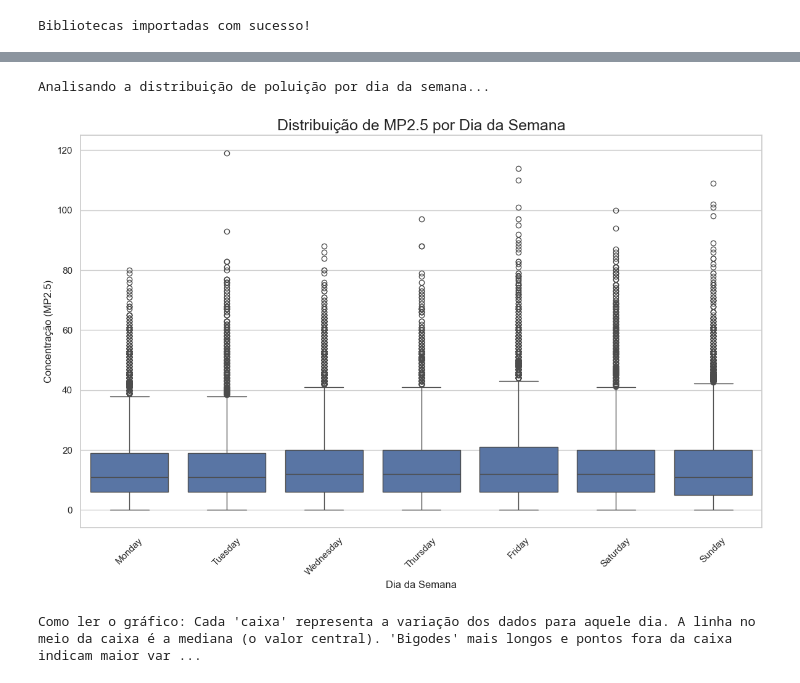
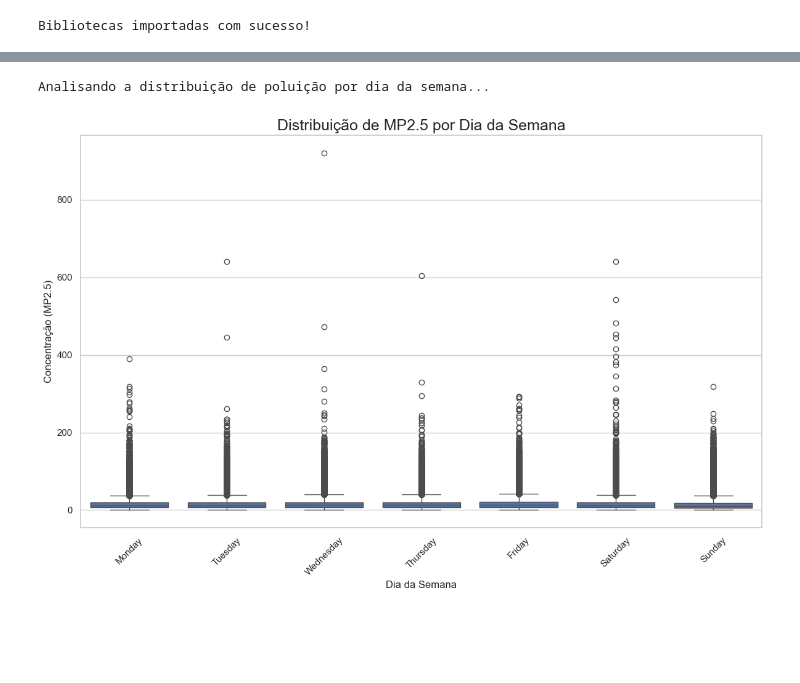
Before and after one commit to phfeltrim/analise-qualidade-ar-brasil, a Jupyter notebook: 03_notebooks/exploracao_inicial.ipynb, the cells around one changed output, grey strips where cells are left out. Drawn from its saved outputs; the diff is of its cells as text; code cells hidden in the pictures; blank space fills up the shorter version.

```diff
--- a/03_notebooks/exploracao_inicial.ipynb
+++ b/03_notebooks/exploracao_inicial.ipynb
@@ -212,27 +254,37 @@ Como ler o gráfico: Valores próximos de 1.0 (vermelho escuro) indicam uma fort
 # %%
 print("Analisando a distribuição de poluição por dia da semana...")
 
-# Cria uma nova coluna com o nome do dia da semana
-df_wide['dia_da_semana'] = df_wide.index.day_name()
+# Garante que 'df_wide' exista e não esteja vazio
+if 'df_wide' not in locals() or df_wide.empty:
+    print("ERRO: DataFrame 'df_wide' não encontrado ou vazio. Execute as células anteriores.")
+else:
+    # --- CORREÇÃO APLICADA AQUI ---
+    # 1. Verifica se o índice já é de data. Se não for, define 'datetime' como índice.
+    if not isinstance(df_wide.index, pd.DatetimeIndex):
+        df_wide_temp = df_wide.set_index('datetime')
+    else:
+        df_wide_temp = df_wide.copy()
+    # -------------------------------
 
-# Define a ordem correta dos dias da semana para o gráfico
-ordem_dias = ["Monday", "Tuesday", "Wednesday", "Thursday", "Friday", "Saturday", "Sunday"]
+    # 2. Cria uma nova coluna com o nome do dia da semana a partir do índice de data
+    df_wide_temp['dia_da_semana'] = df_wide_temp.index.day_name()
 
-# Cria o boxplot
-plt.figure(figsize=(12, 8))
-sns.boxplot(data=df_wide, x='dia_da_semana', y=poluente_alvo, order=ordem_dias)
-plt.title(f'Distribuição de {poluente_alvo} por Dia da Semana', fontsize=18)
-plt.xlabel('Dia da Semana', fontsize=12)
-plt.ylabel(f'Concentração ({poluente_alvo})', fontsize=12)
-plt.xticks(rotation=45)
-plt.tight_layout()
-plt.show()
+    # Define a ordem correta dos dias da semana para o gráfico
+    ordem_dias = ["Monday", "Tuesday", "Wednesday", "Thursday", "Friday", "Saturday", "Sunday"]
 
-print("\nComo ler o gráfico: Cada 'caixa' representa a variação dos dados para aquele dia. A linha no meio da caixa é a mediana (o valor central). 'Bigodes' mais longos e pontos fora da caixa indicam maior variabilidade e picos de poluição.")
+    # Cria o boxplot
+    plt.figure(figsize=(12, 8))
+    # Usa o novo DataFrame temporário 'df_wide_temp'
+    sns.boxplot(data=df_wide_temp, x='dia_da_semana', y=poluente_alvo, order=ordem_dias)
+    plt.title(f'Distribuição de {poluente_alvo} por Dia da Semana', fontsize=18)
+    plt.xlabel('Dia da Semana', fontsize=12)
+    plt.ylabel(f'Concentração ({poluente_alvo})', fontsize=12)
+    plt.xticks(rotation=45)
+    plt.tight_layout()
+    plt.show()
 # %% [output]
 Analisando a distribuição de poluição por dia da semana...
-[figure, old version]
+[figure, new version]
-Como ler o gráfico: Cada 'caixa' representa a variação dos dados para aquele dia. A linha no meio da caixa é a mediana (o valor central). 'Bigodes' mais longos e pontos fora da caixa indicam maior var ...
 # %%
 print("Iniciando a Engenharia de Features...")
 
```
Also changed, not shown: parts of 10 cells of this notebook, 3 other files.
